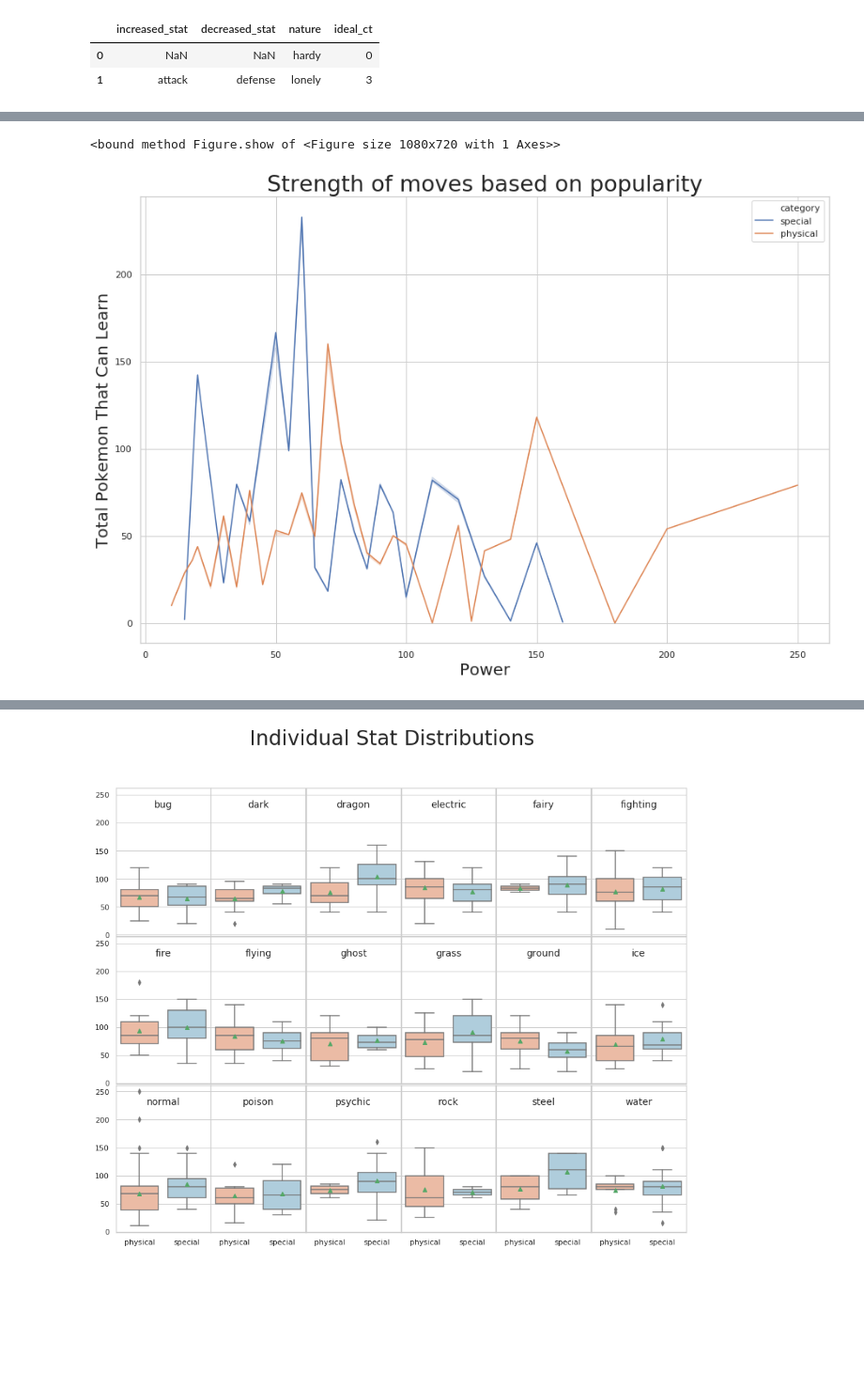
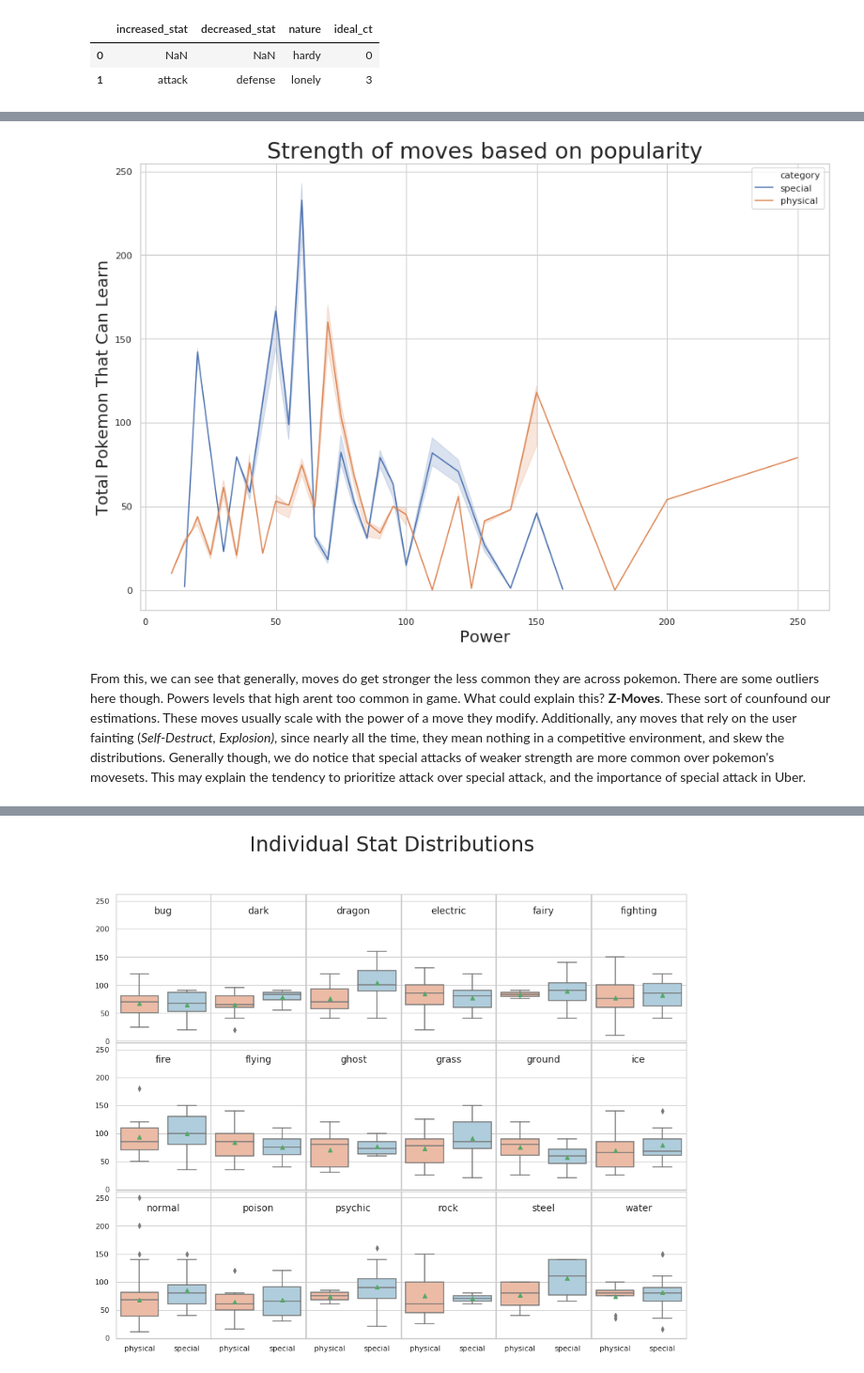
Before and after one commit to icookfood/poke-viz-2019, a Jupyter notebook: jjubilee.githubprojects.pokemonviz DRAFT.ipynb, the cells around one changed output, grey strips where cells are left out. Shown at 94% size. Drawn from its saved outputs; the diff is of its cells as text; code cells hidden in the pictures; blank space fills up the shorter version.

```diff
--- a/jjubilee.githubprojects.pokemonviz DRAFT.ipynb
+++ b/jjubilee.githubprojects.pokemonviz DRAFT.ipynb
@@ -685,7 +685,7 @@ for col in df_types.columns:
     df_types[col] = df_types[col].map(lambda l: process_ints(l))
 
 df_types.columns = map(lambda l: process_entries(l), df_types.columns)
-
+pokemon_types = list(df_types.columns)
 pokemon_types = [x.lower() for x in pokemon_types]
 pokemon_types = pokemon_types[1:]
 df_types
@@ -853,9 +853,10 @@ def cover_ct(row):
         if (row[cover_string]):
             count += 1
     return count
+
 smog_forms = ['limbo', 'lc', 'pu', 'nu', 'ru', 'uu', 'ou', 'uber']
 def limboify_form(s):
-    if s in smog_forms:
+    if s in smog_forms or bl_func(s):
         return s
     return 'limbo'
 # %% [markdown]
@@ -896,3 +886,11 @@ df_master['cover_total'] = df_master.apply(lambda row: cover_ct(row), axis=1)
+# %%
+# This gets us the coverage of the pokemon by iterating through its movelist
+# and determining the types of its damaging moves. The format is cover_(type)
+df_master['dam_moves'] = df_master['moveset'].map(lambda l: damaging_move_types(l))
+for t in pokemon_types:
+    cover_string = "set_cover_" + t
+    df_master[cover_string] = df_master['dam_moves'].map(lambda l: t in l)
+df_master['cover_total'] = df_master.apply(lambda row: cover_ct(row), axis=1)
 # %%
 # This gets us the types. The format is is_(type)
 df_master['types'] = df_master.apply(lambda row: make_type(row), axis=1)
@@ -1132,13 +1453,15 @@ fig.show()
 # %%
 df_moves_cats = df_moves.copy()
 df_moves_cats = df_moves_cats.dropna(axis='rows')
-fig, ax = plt.subplots(1,1, figsize = [15,10], sharey = True, sharex = True)
+fig, ax = plt.subplots(1,1, figsize = [15,10])
 sns.set(style='whitegrid')
-ax = sns.lineplot(x='power', y = 'total_ct', data = df_moves_cats, hue = 'category', ci = 4)
+
+ax = sns.lineplot(x='power', y = 'total_ct', data = df_moves_cats, hue = 'category', ci = 20)
 ax.set_title('Strength of moves based on popularity', fontsize = 27)
 ax.set_xlabel('Power', fontsize = 20)
 ax.set_ylabel('Total Pokemon That Can Learn', fontsize = 20)
-fig.show
+plt.show()
 # %% [output]
-<bound method Figure.show of <Figure size 1080x720 with 1 Axes>>
-[figure, old version]
+[figure, new version]
+# %% [markdown]
+From this, we can see that generally, moves do get stronger the less common they are across pokemon. There are some outliers here though. Powers levels that high arent too common in game. What could explain this? **Z-Moves**. These sort of counfound our estimations. These moves usually scale with the power of a move they modify. Additionally, any moves that rely on the user fainting (*Self-Destruct, Explosion)*, since nearly all the time, they mean nothing in a competitive environment, and skew the distributions. Generally though, we do notice that special attacks of weaker strength are more common over pokemon's movesets. This may explain the tendency to prioritize attack over special attack, and the importance of special attack in Uber.
```
Also changed, not shown: parts of 74 cells of this notebook, 2 other files.
